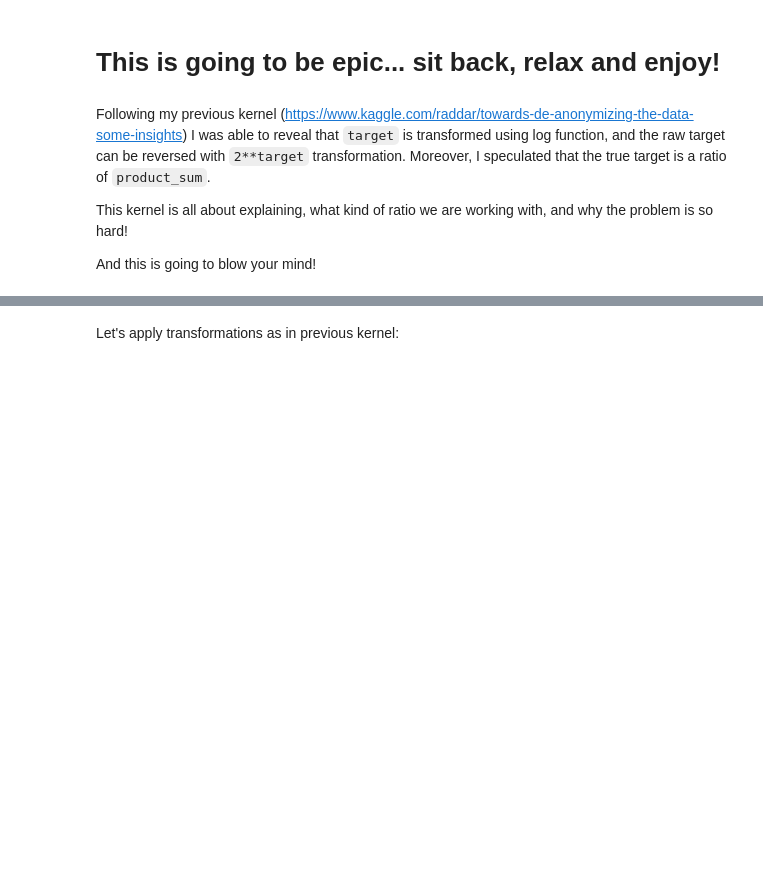
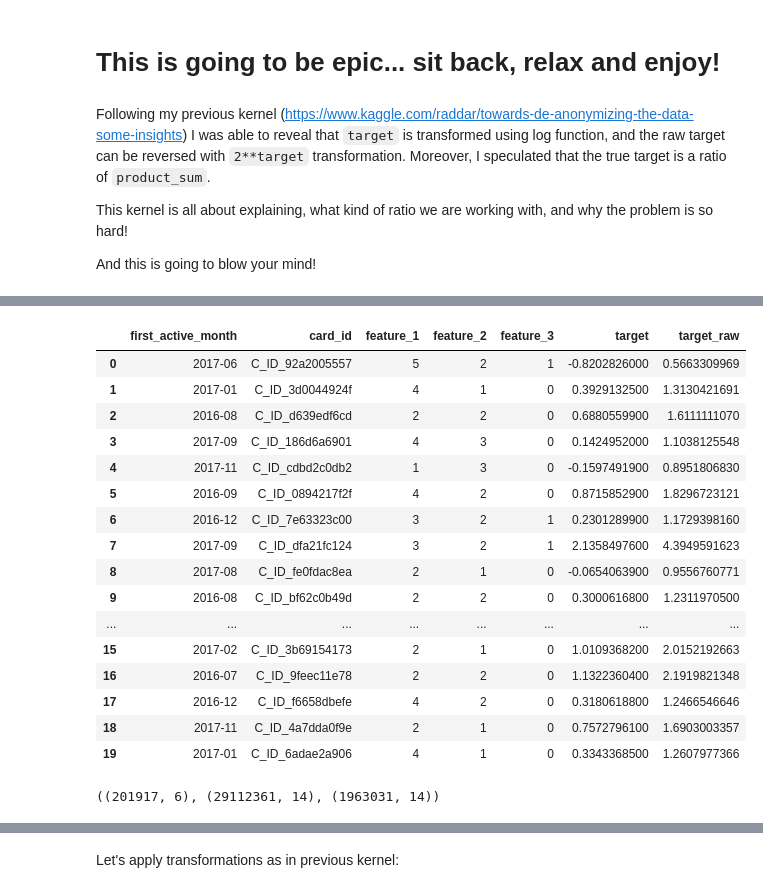
Before and after one commit to tusonggao/jupyter_notebook_dir, a Jupyter notebook: target-true-meaning-revealed.ipynb, the cells around one changed output, grey strips where cells are left out. Cells and saved outputs as stored; diff of their text form; code cells hidden in the pictures; blank space fills up the shorter version.

```diff
--- a/target-true-meaning-revealed.ipynb
+++ b/target-true-meaning-revealed.ipynb
@@ -18,0 +48,24 @@ new_merchant_transactions = pd.read_csv('../input/new_merchant_transactions.csv'
+# %%
+train.head(20)
+# %% [output]
+|  | first_active_month | card_id | feature_1 | feature_2 | feature_3 | target | target_raw |
+| 0 | 2017-06 | C_ID_92a2005557 | 5 | 2 | 1 | -0.8202826000 | 0.5663309969 |
+| 1 | 2017-01 | C_ID_3d0044924f | 4 | 1 | 0 | 0.3929132500 | 1.3130421691 |
+| 2 | 2016-08 | C_ID_d639edf6cd | 2 | 2 | 0 | 0.6880559900 | 1.6111111070 |
+| 3 | 2017-09 | C_ID_186d6a6901 | 4 | 3 | 0 | 0.1424952000 | 1.1038125548 |
+| 4 | 2017-11 | C_ID_cdbd2c0db2 | 1 | 3 | 0 | -0.1597491900 | 0.8951806830 |
+| 5 | 2016-09 | C_ID_0894217f2f | 4 | 2 | 0 | 0.8715852900 | 1.8296723121 |
+| 6 | 2016-12 | C_ID_7e63323c00 | 3 | 2 | 1 | 0.2301289900 | 1.1729398160 |
+| 7 | 2017-09 | C_ID_dfa21fc124 | 3 | 2 | 1 | 2.1358497600 | 4.3949591623 |
+| 8 | 2017-08 | C_ID_fe0fdac8ea | 2 | 1 | 0 | -0.0654063900 | 0.9556760771 |
+| 9 | 2016-08 | C_ID_bf62c0b49d | 2 | 2 | 0 | 0.3000616800 | 1.2311970500 |
+| ... | ... | ... | ... | ... | ... | ... | ... |
+| 15 | 2017-02 | C_ID_3b69154173 | 2 | 1 | 0 | 1.0109368200 | 2.0152192663 |
+| 16 | 2016-07 | C_ID_9feec11e78 | 2 | 2 | 0 | 1.1322360400 | 2.1919821348 |
+| 17 | 2016-12 | C_ID_f6658dbefe | 4 | 2 | 0 | 0.3180618800 | 1.2466546646 |
+| 18 | 2017-11 | C_ID_4a7dda0f9e | 2 | 1 | 0 | 0.7572796100 | 1.6903003357 |
+| 19 | 2017-01 | C_ID_6adae2a906 | 4 | 1 | 0 | 0.3343368500 | 1.2607977366 |
+# %%
+train.shape, historical_transactions.shape, new_merchant_transactions.shape
+# %% [output]
+((201917, 6), (29112361, 14), (1963031, 14))
```
Also changed, not shown: parts of 12 cells of this notebook, 2 other files.
